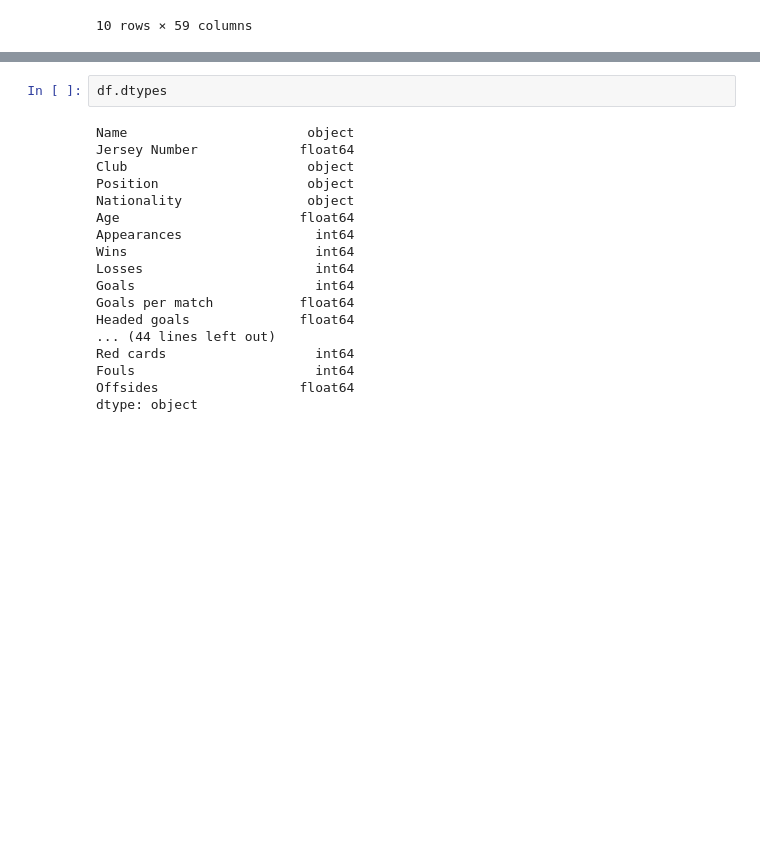
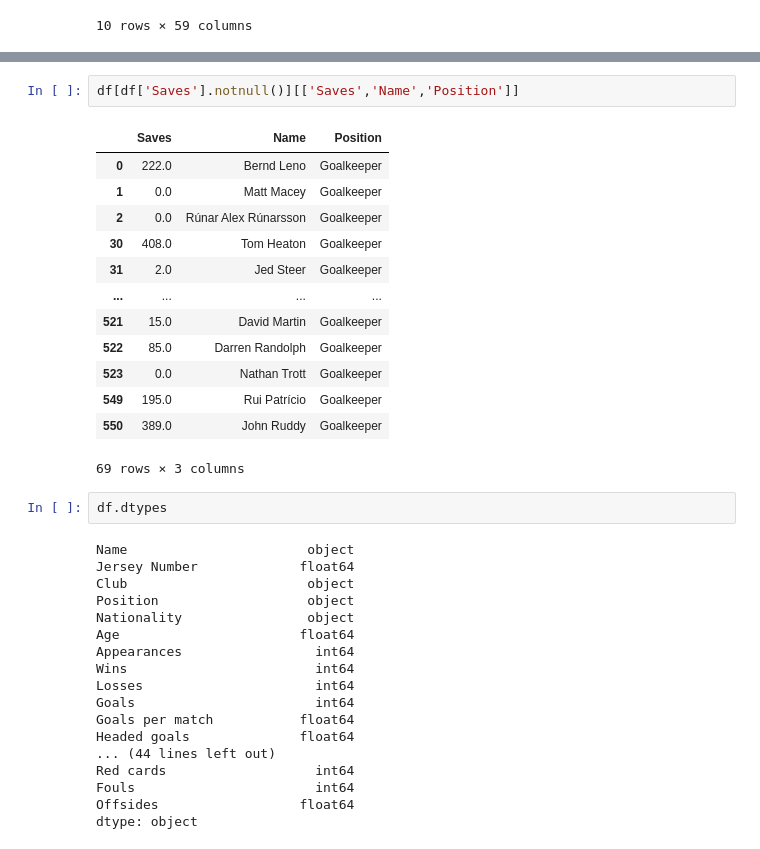
Before and after one commit to Prayush77/EDA_Premier_League_Players, a Jupyter notebook: src/main.ipynb, the cells around one changed output, grey strips where cells are left out. Saved outputs shown, nothing was run; the diff lists cells and outputs as text; blank space fills up the shorter version.

```diff
--- a/src/main.ipynb
+++ b/src/main.ipynb
@@ -46,3 +80,19 @@ dtype: int64
+# %%
+df[df['Saves'].notnull()][['Saves','Name','Position']]
+# %% [output]
+|  | Saves | Name | Position |
+| 0 | 222.0 | Bernd Leno | Goalkeeper |
+| 1 | 0.0 | Matt Macey | Goalkeeper |
+| 2 | 0.0 | Rúnar Alex Rúnarsson | Goalkeeper |
+| 30 | 408.0 | Tom Heaton | Goalkeeper |
+| 31 | 2.0 | Jed Steer | Goalkeeper |
+| ... | ... | ... | ... |
+| 521 | 15.0 | David Martin | Goalkeeper |
+| 522 | 85.0 | Darren Randolph | Goalkeeper |
+| 523 | 0.0 | Nathan Trott | Goalkeeper |
+| 549 | 195.0 | Rui Patrício | Goalkeeper |
+| 550 | 389.0 | John Ruddy | Goalkeeper |
+69 rows × 3 columns
 # %%
 df.dtypes
 # %% [output]
```
Also changed, not shown: parts of 7 cells of this notebook.
